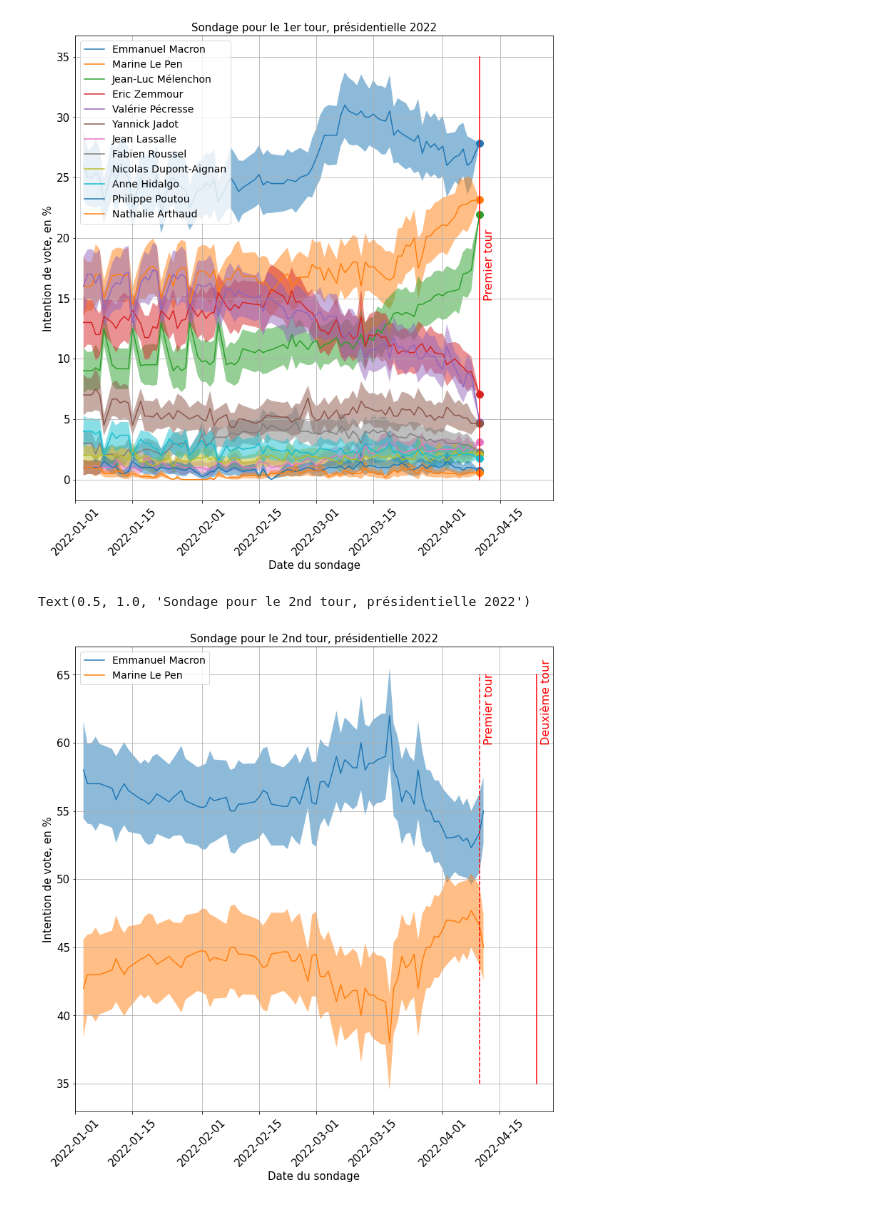
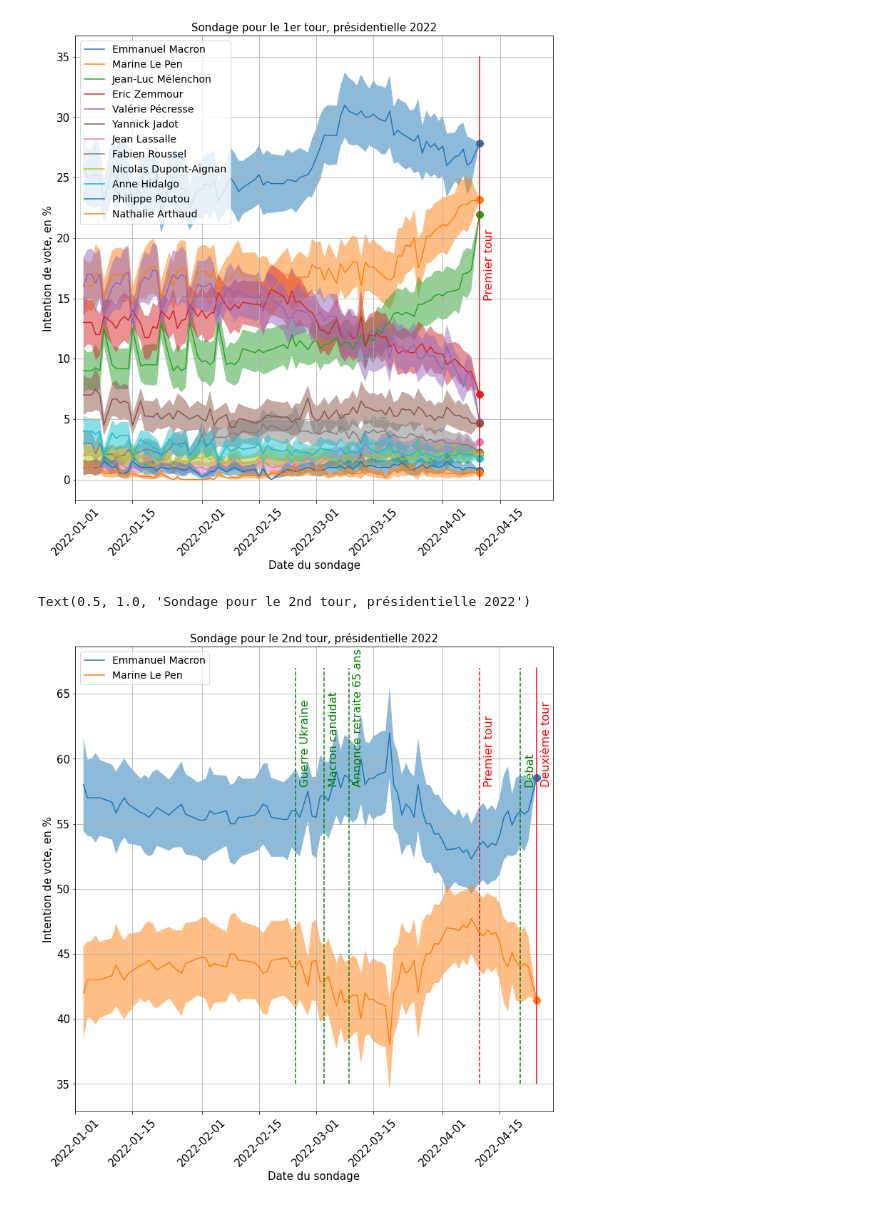
Before and after one commit to tjbtjbtjb/Vrac, a Jupyter notebook: SondagesPresidentielle2022.ipynb, the cells around one changed output. Saved outputs shown, nothing was run; the diff lists cells and outputs as text; code cells hidden in the pictures.

```diff
--- a/SondagesPresidentielle2022.ipynb
+++ b/SondagesPresidentielle2022.ipynb
@@ -32,6 +32,16 @@ premier_tour={'Emmanuel Macron':      27.84,
 res1=pd.DataFrame()
 for k,v in premier_tour.items():
     res1=res1.append(pd.DataFrame([{'candidat':k,'tour':'Premier tour','erreur_sup':v,'erreur_inf':v,'intentions':v,'date':date_scrutin_1}]))
+
+date_scrutin_2=datetime.datetime(2022,4,24)
+macron2=58.54
+second_tour={'Emmanuel Macron': macron2,
+            'Marine Le Pen': 100-macron2,
+            }
+
+res2=pd.DataFrame()
+for k,v in second_tour.items():
+    res2=res2.append(pd.DataFrame([{'candidat':k,'tour':'Deuxième tour','erreur_sup':v,'erreur_inf':v,'intentions':v,'date':date_scrutin_2}]))
 # %%
 import matplotlib.pyplot as plt
 plt.rc('font', size=12)
@@ -46,6 +56,7 @@ fig, ax = plt.subplots(figsize=(12,12))
 plt.xticks(rotation=45)
 
 z=z.append(res1)
+z=z.append(res2)
 
 z1=z[(z.tour=="Premier tour") & (z.candidat.isin(liste_retenue))][["date","candidat","intentions","erreur_inf","erreur_sup"]]
 z1=pd.pivot_table(z1, index=['date'], columns='candidat', values=["intentions","erreur_inf","erreur_sup"]) # mise en forme
@@ -93,39 +104,59 @@ plt.rc('xtick', labelsize=15)    # fontsize of the tick labels
 plt.rc('ytick', labelsize=15)    # fontsize of the tick labels
 plt.rc('legend', fontsize=14)    # legend fontsize
 plt.rc('figure', titlesize=20)  # fontsize of the figure title
 
 fig, ax = plt.subplots(figsize=(12,12))
 plt.xticks(rotation=45)
 
 z2=z[(z.tour=="Deuxième tour") & ( (z.hypothese=='Hypothèse Macron / Le Pen') | (z.hypothese.isnull() ) )][["date","candidat","intentions","erreur_inf","erreur_sup"]]
 z2=pd.pivot_table(z2, index=['date'], columns='candidat', values=['intentions','erreur_inf','erreur_sup']).reset_index()
 z2=z2[z2.date>datetime.datetime(2022,1,1)].set_index("date")
 
 for qui in ['Emmanuel Macron','Marine Le Pen']:
     val=z2.loc[:,('intentions',qui)]
     vmin=z2.loc[:,('erreur_inf',qui)]
     vmax=z2.loc[:,('erreur_sup',qui)]
     ax.plot(z2.index,val,label=qui)
+    ax.plot(z2.index[-1],val[-1], marker=".", markersize=20,color=plt.gca().lines[-1].get_color())
     ax.fill_between(z2.index, vmin,vmax,alpha=0.5)#, where=None, interpolate=False, step=None, *, data=None,
 
 ax.legend(loc='upper left')
 ax.set_xlim(datetime.datetime(2022,1,1),datetime.datetime(2022,4,28))
-date_scrutin_2=datetime.datetime(2022,4,24)
+
 maxn2=z2[z2.columns[0]].max()
 minn2=z2[z2.columns[0]].min()
-ax.plot([date_scrutin_2,date_scrutin_2],[35,65],'r-')
-ax.text(date_scrutin_2+datetime.timedelta(days=1),60,'Deuxième tour',rotation='vertical',color='red',fontsize=16)
 
-ax.plot([date_scrutin_1,date_scrutin_1],[35,65],'r--')
-ax.text(date_scrutin_1+datetime.timedelta(days=1),60,'Premier tour',rotation='vertical',color='red',fontsize=16)
+y_ligne=[35,67]
+
+ax.plot([date_scrutin_2,date_scrutin_2],y_ligne,'r-')
+ax.text(date_scrutin_2+datetime.timedelta(days=1),58,'Deuxième tour',rotation='vertical',color='red',fontsize=16)
+
+ax.plot([date_scrutin_1,date_scrutin_1],y_ligne,'r--')
+ax.text(date_scrutin_1+datetime.timedelta(days=1),58,'Premier tour',rotation='vertical',color='red',fontsize=16)
+
+date_debat=datetime.datetime(2022,4,20)
+ax.plot([date_debat,date_debat],y_ligne,'g--')
+ax.text(date_debat+datetime.timedelta(days=1),58,'Débat',rotation='vertical',color='green',fontsize=16)
+
+date_ukraine=datetime.datetime(2022,2,24)
+ax.plot([date_ukraine,date_ukraine],y_ligne,'g--')
+ax.text(date_ukraine+datetime.timedelta(days=1),58,'Guerre Ukraine',rotation='vertical',color='green',fontsize=16)
+
+date_macron=datetime.datetime(2022,3,3)
+ax.plot([date_macron,date_macron],y_ligne,'g--')
+ax.text(date_macron+datetime.timedelta(days=1),58,'Macron candidat',rotation='vertical',color='green',fontsize=16)
+
+date_retraite65=datetime.datetime(2022,3,9) # https://www.lemonde.fr/election-presidentielle-2022/article/2022/03/09/emmanuel-macron-compte-porter-l-age-legal-de-depart-a-la-retraite-a-65-ans_6116834_6059010.html
+ax.plot([date_retraite65,date_retraite65],y_ligne,'g--')
+ax.text(date_retraite65+datetime.timedelta(days=1),58,'Annonce retraite 65 ans',rotation='vertical',color='green',fontsize=16)
 
 ax.grid()
 ax.set_ylabel('Intention de vote, en %')
 ax.set_xlabel('Date du sondage')
 ax.set_title('Sondage pour le 2nd tour, présidentielle 2022')
 # %% [output]
 Text(0.5, 1.0, 'Sondage pour le 2nd tour, présidentielle 2022')
-[figure, old version]
+[figure, new version]
 # %%
 import matplotlib.pyplot as plt
 plt.rc('font', size=12)
```
Also changed, not shown: parts of 1 cell of this notebook.
